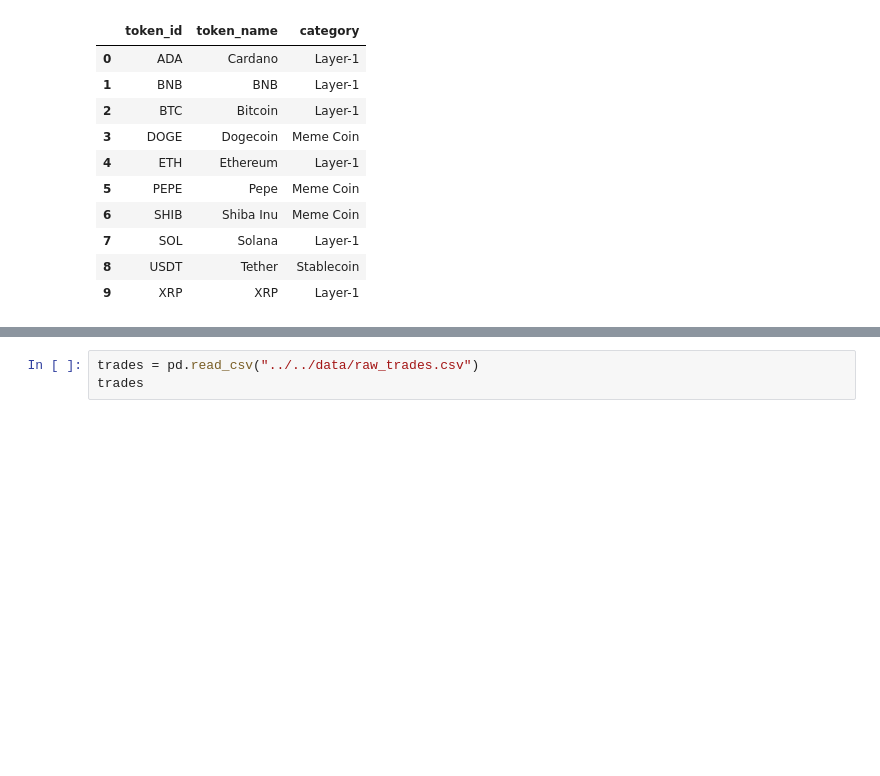
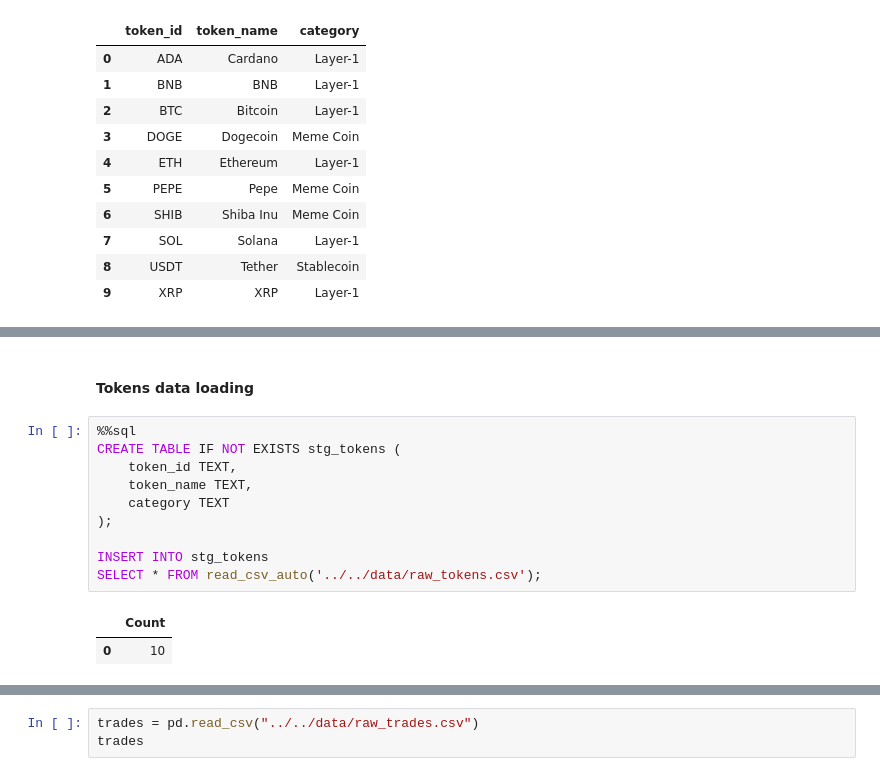
Before and after one commit to nivanrs/cryptocurrency_exchange, a Jupyter notebook: notebook/dev/process_dev.ipynb, the cells around one changed output, grey strips where cells are left out. Saved outputs shown, nothing was run; the diff lists cells and outputs as text; blank space fills up the shorter version.

```diff
--- a/notebook/dev/process_dev.ipynb
+++ b/notebook/dev/process_dev.ipynb
@@ -132,0 +184,15 @@ tokens
+# %% [markdown]
+#### Tokens data loading
+# %%
+%%sql
+CREATE TABLE IF NOT EXISTS stg_tokens (
+    token_id TEXT,
+    token_name TEXT,
+    category TEXT
+);
+
+INSERT INTO stg_tokens
+SELECT * FROM read_csv_auto('../../data/raw_tokens.csv');
+# %% [output]
+|  | Count |
+| 0 | 10 |
```
Also changed, not shown: parts of 22 cells of this notebook.
